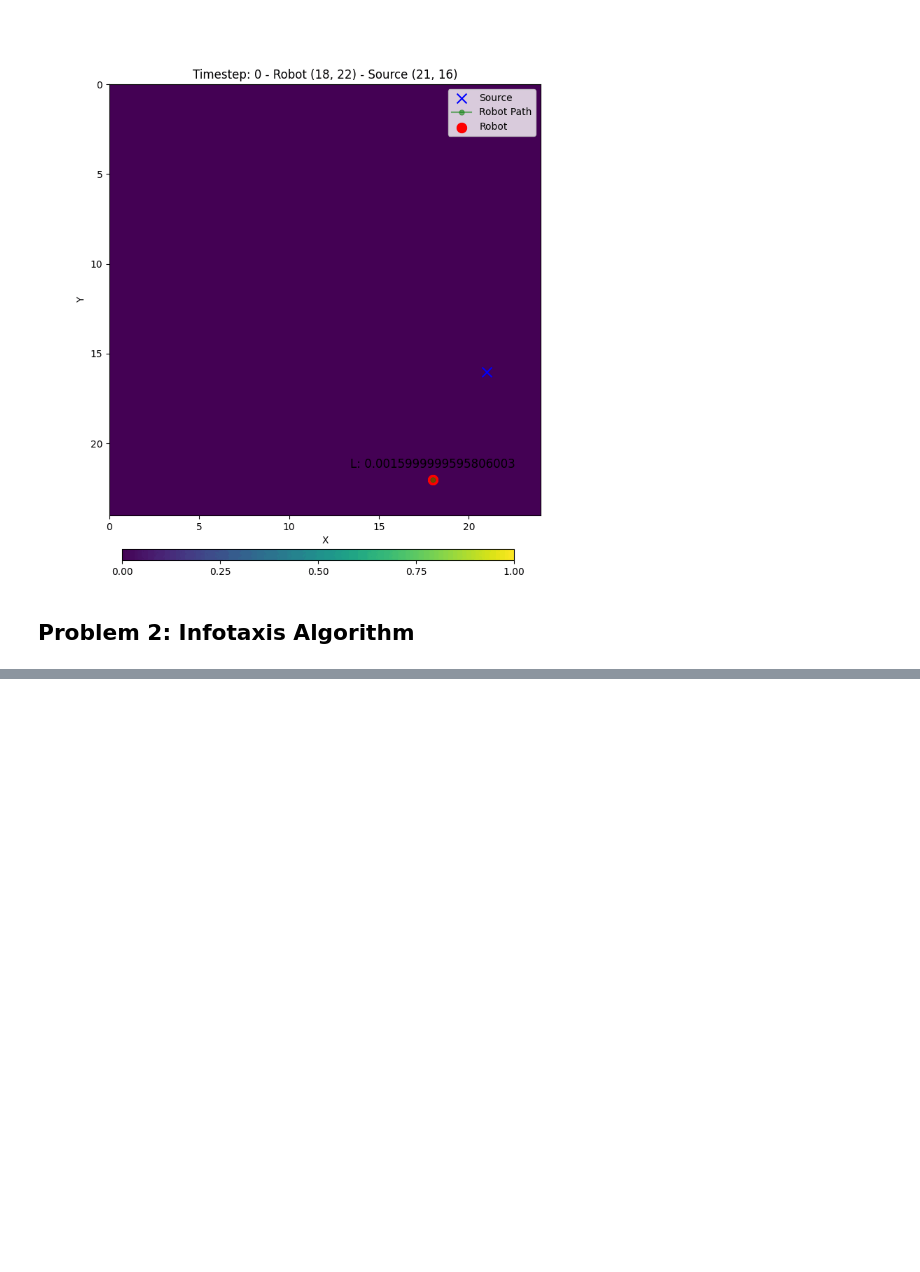
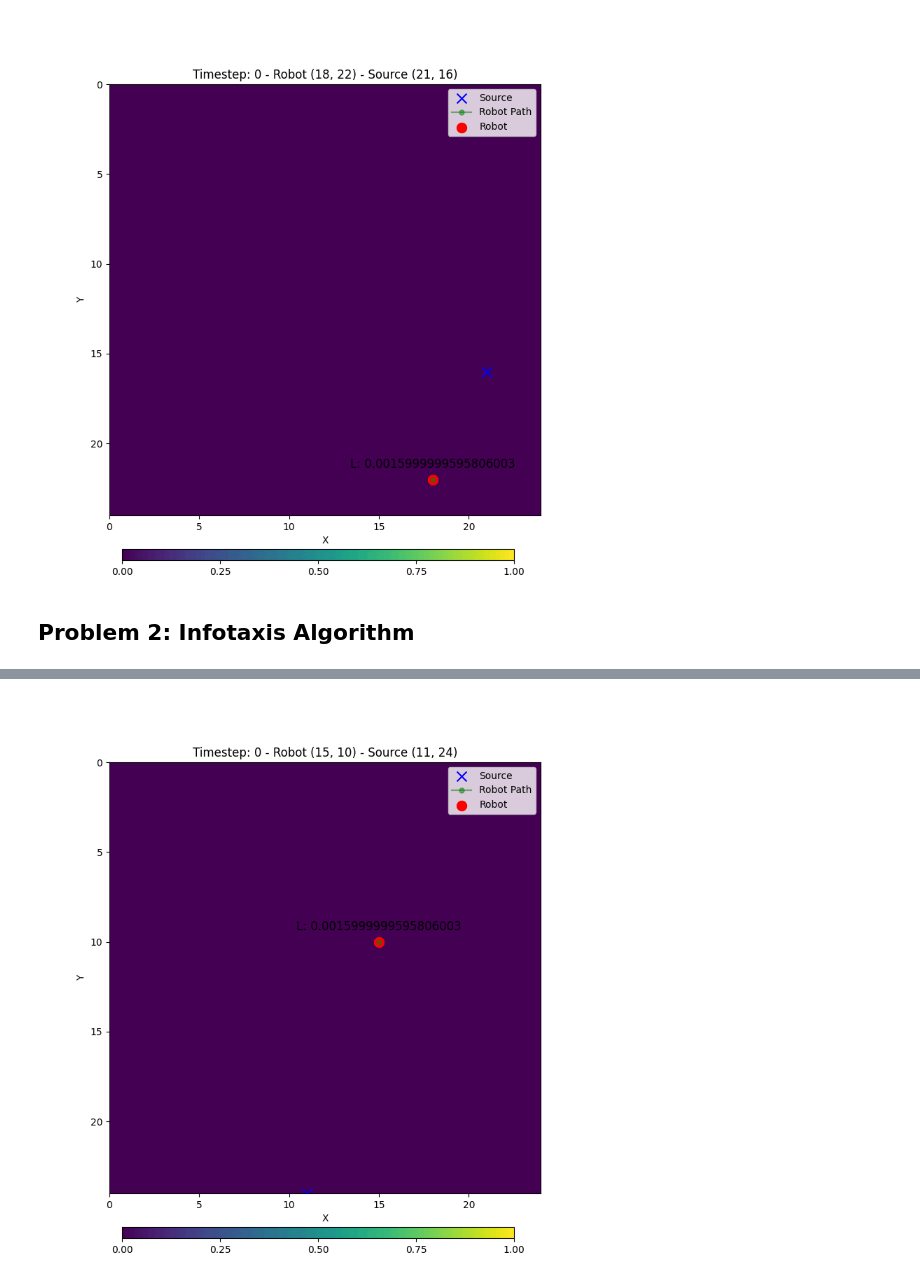
Before and after one commit to Sharwin24/Active-Learning, a Jupyter notebook: homework2/hw2.ipynb, the cells around one changed output, grey strips where cells are left out. Cells and saved outputs as stored; diff of their text form; code cells hidden in the pictures; blank space fills up the shorter version.

```diff
--- a/homework2/hw2.ipynb
+++ b/homework2/hw2.ipynb
@@ -347,0 +400,62 @@ Initial Entropy: 6.437751770019531
+# %%
+# Animate the robot's path and the likelihood grid
+fig, ax = plt.subplots(figsize=(8, 8))
+
+def update(frame):
+  ax.clear()
+  # Display current likelihood grid as heatmap
+  L_current = L_list[frame]
+  im = ax.imshow(L_current.cpu().numpy(),
+                 cmap='viridis', interpolation='nearest')
+
+  # Plot the source location
+  if isinstance(source, torch.Tensor):
+      source_x, source_y = source[0].cpu().numpy(), source[1].cpu().numpy()
+  else:
+      source_x, source_y = source[0], source[1]
+  ax.scatter(source_x, source_y, c='blue', label='Source',
+             marker='x', s=100)
+
+  # Plot robot path so far
+  path = robot_path[:frame + 1]
+  robot_x = int(path[frame, 0])
+  robot_y = int(path[frame, 1])
+  ax.plot(path[:, 0], path[:, 1], color='green', marker='o',
+          markersize=5, label='Robot Path', alpha=0.5)
+  ax.scatter(robot_x, robot_y, color='red', marker='o', s=100, label='Robot')
+  # Likelihood at the robot's position
+  L_robot_position = L_current[robot_y, robot_x]
+  ax.text(robot_x, robot_y - 0.5,
+          f'L: {L_robot_position}', fontsize=12,
+          ha='center', va='bottom', color='black')
+  # Set x,y limits
+  ax.set_xlim(0, GRID_SIZE - 1)
+  ax.set_ylim(GRID_SIZE - 1, 0)
+  ax.set_title(
+      f'Timestep: {frame} - Robot ({path[frame, 0]}, {path[frame, 1]}) - Source ({source[0]}, {source[1]})'
+  )
+  ax.set_xlabel('X')
+  ax.set_ylabel('Y')
+  ax.legend(loc='upper right')
+  ax.grid(False)
+  return im,
+
+
+# Add the colorbar to the figure
+# [left, bottom, width, height]
+cbar_ax = fig.add_axes([0.15, 0.03, 0.7, 0.02])
+sm = plt.cm.ScalarMappable(cmap='viridis', norm=plt.Normalize(vmin=0, vmax=1))
+sm.set_array([])
+cbar = fig.colorbar(sm, cax=cbar_ax, orientation='horizontal', pad=0.1)
+cbar.set_ticks(np.linspace(0, 1, 5))
+cbar.ax.tick_params(labelsize=10)
+cbar.set_label('Likelihood')
+
+# Create the animation
+ani = anim.FuncAnimation(fig, update, frames=len(
+    L_list), interval=200, blit=False)
+# Save the animation
+ani.save('robot_infotaxis.gif', writer='imagemagick', fps=5)
+
+Image(filename='robot_infotaxis.gif')
+# %% [output]
@@ -347,0 +464 @@ Initial Entropy: 6.437751770019531
+[figure, added]
```
Also changed, not shown: parts of 6 cells of this notebook, 2 other files.
